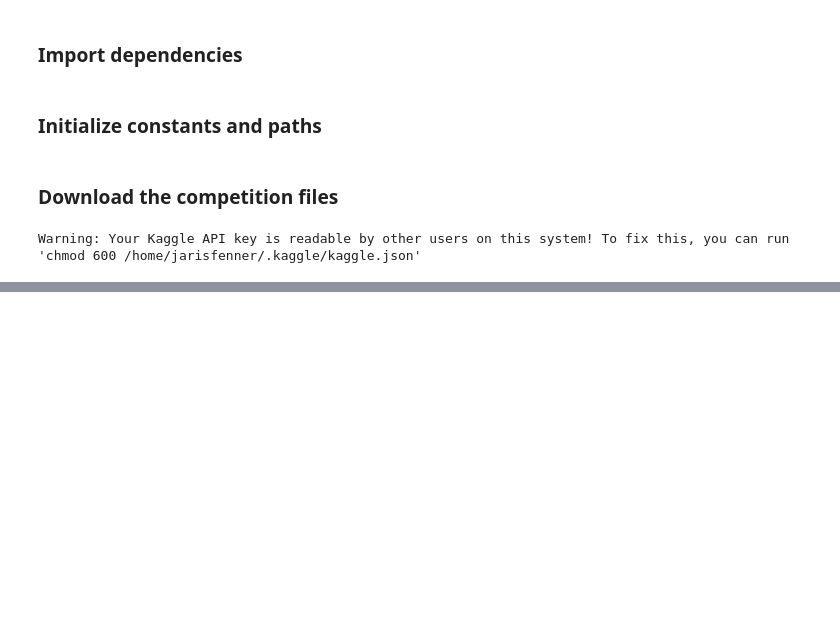
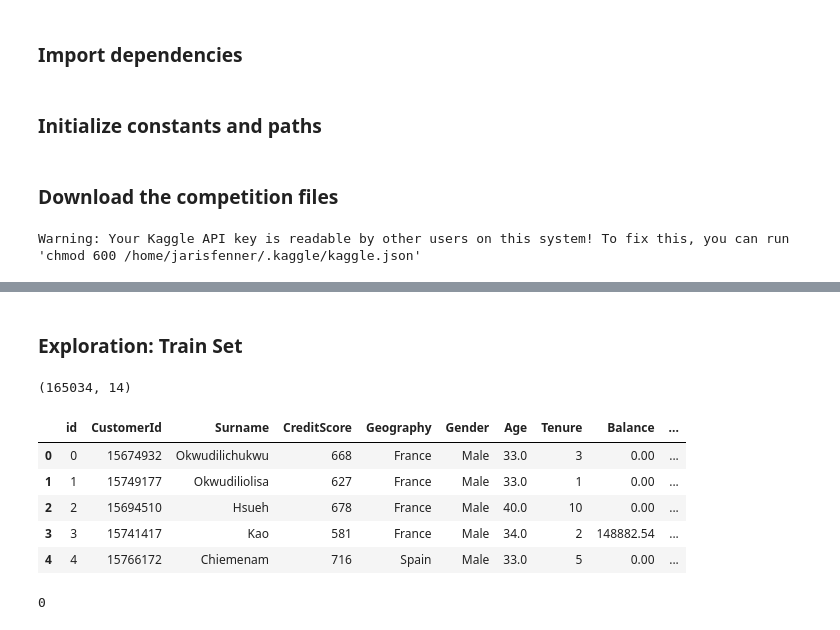
Before and after one commit to Kaaykun/Kaggle-Competition-01, a Jupyter notebook: notebooks/main.ipynb, the cells around one changed output, grey strips where cells are left out. Saved outputs shown, nothing was run; the diff lists cells and outputs as text; code cells hidden in the pictures; blank space fills up the shorter version.

```diff
--- a/notebooks/main.ipynb
+++ b/notebooks/main.ipynb
@@ -36,0 +89,19 @@ Warning: Your Kaggle API key is readable by other users on this system! To fix t
+# %% [markdown]
+### Exploration: Train Set
+# %%
+df_train.shape
+# %% [output]
+(165034, 14)
+# %%
+df_train.head()
+# %% [output]
+|  | id | CustomerId | Surname | CreditScore | Geography | Gender | Age | Tenure | Balance | ... |
+| 0 | 0 | 15674932 | Okwudilichukwu | 668 | France | Male | 33.0 | 3 | 0.00 | ... |
+| 1 | 1 | 15749177 | Okwudiliolisa | 627 | France | Male | 33.0 | 1 | 0.00 | ... |
+| 2 | 2 | 15694510 | Hsueh | 678 | France | Male | 40.0 | 10 | 0.00 | ... |
+| 3 | 3 | 15741417 | Kao | 581 | France | Male | 34.0 | 2 | 148882.54 | ... |
+| 4 | 4 | 15766172 | Chiemenam | 716 | Spain | Male | 33.0 | 5 | 0.00 | ... |
+# %%
+df_train.duplicated().sum()
+# %% [output]
+0
```
Also changed, not shown: parts of 40 cells of this notebook.
